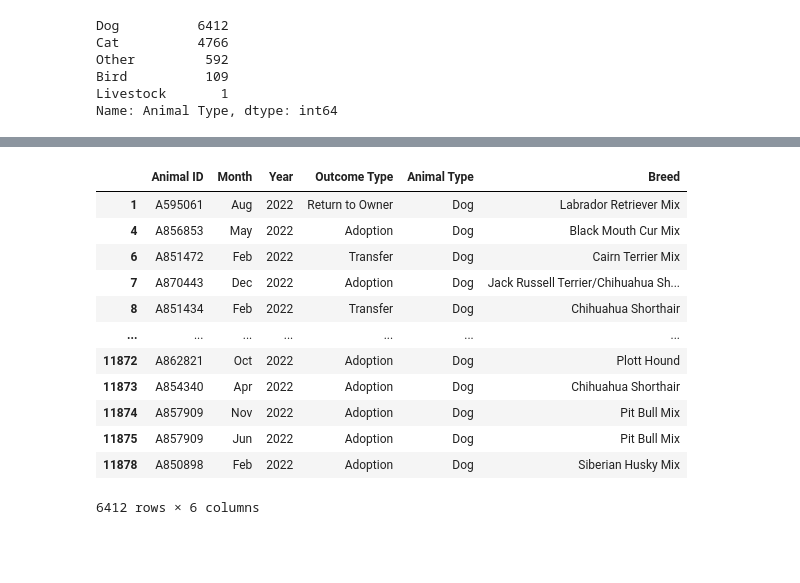
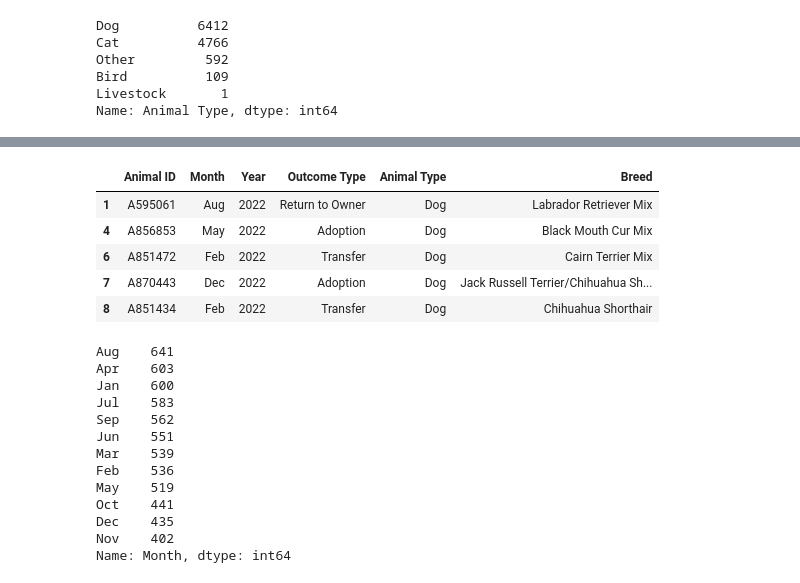
Before and after one commit to SariStormdance/Project_1, a Jupyter notebook: Project Notebook/Project1.ipynb, the cells around one changed output, grey strips where cells are left out. Cells and saved outputs as stored; diff of their text form; code cells hidden in the pictures; blank space fills up the shorter version.

```diff
--- a/Project Notebook/Project1.ipynb
+++ b/Project Notebook/Project1.ipynb
@@ -58,9 +58,9 @@ revised_df.tail(5)
 | 153441 | A883741 | Jul 2023 | Transfer | Dog | Australian Cattle Dog Mix |
 # %%
 # Rename column and split a DataFrame column
-revised_df.rename(columns = {"MonthYear":"Month Year"}, inplace = True)
-revised_df[["Month","Year"]] = revised_df["Month Year"].str.split(" ",expand=True)
-revised_df.tail(5)
+reduced_columns_df.rename(columns = {"MonthYear":"Month Year"}, inplace = True)
+reduced_columns_df[["Month","Year"]] = reduced_columns_df["Month Year"].str.split(" ",expand=True)
+reduced_columns_df.tail(5)
 # %% [output]
 |  | Animal ID | Month Year | Outcome Type | Animal Type | Breed | Month | Year |
 | 153437 | A883539 | Jul 2023 | Adoption | Dog | Labrador Retriever Mix | Jul | 2023 |
@@ -69,9 +69,9 @@ revised_df.tail(5)
 | 153440 | A884031 | Jul 2023 | Adoption | Dog | Labrador Retriever Mix | Jul | 2023 |
 | 153441 | A883741 | Jul 2023 | Transfer | Dog | Australian Cattle Dog Mix | Jul | 2023 |
 # %%
-# Cleaning and sorting the data
-split_df = revised_df[["Animal ID", "Month", "Year", "Outcome Type", "Animal Type", "Breed"]].copy()
-split_df.tail(5)
+# Cleaning and rearranging the data
+updated_columns_df = reduced_columns_df[["Animal ID", "Month", "Year", "Outcome Type", "Animal Type", "Breed"]].copy()
+updated_columns_df.tail(5)
 # %% [output]
 |  | Animal ID | Month | Year | Outcome Type | Animal Type | Breed |
 | 153437 | A883539 | Jul | 2023 | Adoption | Dog | Labrador Retriever Mix |
@@ -96,8 +96,9 @@ split_df["Year"].value_counts()
 2013     4505
 Name: Year, dtype: int64
 # %%
-cleaned_intake_df = split_df[split_df["Year"] == "2022"]
-cleaned_intake_df.tail(5)
+# Narrowing dataset to 2022 timeframe
+defined_year_df = updated_columns_df[updated_columns_df["Year"] == "2022"]
+defined_year_df.tail(5)
 # %% [output]
 |  | Animal ID | Month | Year | Outcome Type | Animal Type | Breed |
 | 153073 | A857909 | Jun | 2022 | Adoption | Dog | Pit Bull Mix |
@@ -106,8 +107,9 @@ cleaned_intake_df.tail(5)
 | 153355 | A850898 | Feb | 2022 | Adoption | Dog | Siberian Husky Mix |
 | 153422 | A869924 | Dec | 2022 | Transfer | Cat | Domestic Shorthair |
 # %%
-final_version_df = cleaned_intake_df.reset_index(drop=True)
-final_version_df.tail(5)
+# Resetting index for tracking purposes
+index_reset_df = defined_year_df.reset_index(drop=True)
+index_reset_df.tail(5)
 # %% [output]
 |  | Animal ID | Month | Year | Outcome Type | Animal Type | Breed |
 | 11875 | A857909 | Jun | 2022 | Adoption | Dog | Pit Bull Mix |
@@ -215,20 +172,0 @@ Name: Outcome Type, dtype: int64
-# %%
-
-
-Dog = ["Dog"]
-dog_adoptions_df = final_version_df[final_version_df["Animal Type"].isin(Dog)]
-dog_adoptions_df
-# %% [output]
-|  | Animal ID | Month | Year | Outcome Type | Animal Type | Breed |
-| 1 | A595061 | Aug | 2022 | Return to Owner | Dog | Labrador Retriever Mix |
-| 4 | A856853 | May | 2022 | Adoption | Dog | Black Mouth Cur Mix |
-| 6 | A851472 | Feb | 2022 | Transfer | Dog | Cairn Terrier Mix |
-| 7 | A870443 | Dec | 2022 | Adoption | Dog | Jack Russell Terrier/Chihuahua Sh... |
-| 8 | A851434 | Feb | 2022 | Transfer | Dog | Chihuahua Shorthair |
-| ... | ... | ... | ... | ... | ... | ... |
-| 11872 | A862821 | Oct | 2022 | Adoption | Dog | Plott Hound |
-| 11873 | A854340 | Apr | 2022 | Adoption | Dog | Chihuahua Shorthair |
-| 11874 | A857909 | Nov | 2022 | Adoption | Dog | Pit Bull Mix |
-| 11875 | A857909 | Jun | 2022 | Adoption | Dog | Pit Bull Mix |
-| 11878 | A850898 | Feb | 2022 | Adoption | Dog | Siberian Husky Mix |
-6412 rows × 6 columns
@@ -250,0 +173,29 @@ plt.show()
+# %%
+# Create separate dataframe for dog outcomes
+Dog = ["Dog"]
+dog_outcomes_df = index_reset_df[index_reset_df["Animal Type"].isin(Dog)]
+dog_outcomes_df.head(5)
+# %% [output]
+|  | Animal ID | Month | Year | Outcome Type | Animal Type | Breed |
+| 1 | A595061 | Aug | 2022 | Return to Owner | Dog | Labrador Retriever Mix |
+| 4 | A856853 | May | 2022 | Adoption | Dog | Black Mouth Cur Mix |
+| 6 | A851472 | Feb | 2022 | Transfer | Dog | Cairn Terrier Mix |
+| 7 | A870443 | Dec | 2022 | Adoption | Dog | Jack Russell Terrier/Chihuahua Sh... |
+| 8 | A851434 | Feb | 2022 | Transfer | Dog | Chihuahua Shorthair |
+# %%
+# Data check: display monthly dog totals
+dog_outcomes_df["Month"].value_counts()
+# %% [output]
+Aug    641
+Apr    603
+Jan    600
+Jul    583
+Sep    562
+Jun    551
+Mar    539
+Feb    536
+May    519
+Oct    441
+Dec    435
+Nov    402
+Name: Month, dtype: int64
```
Also changed, not shown: parts of 14 cells of this notebook.
